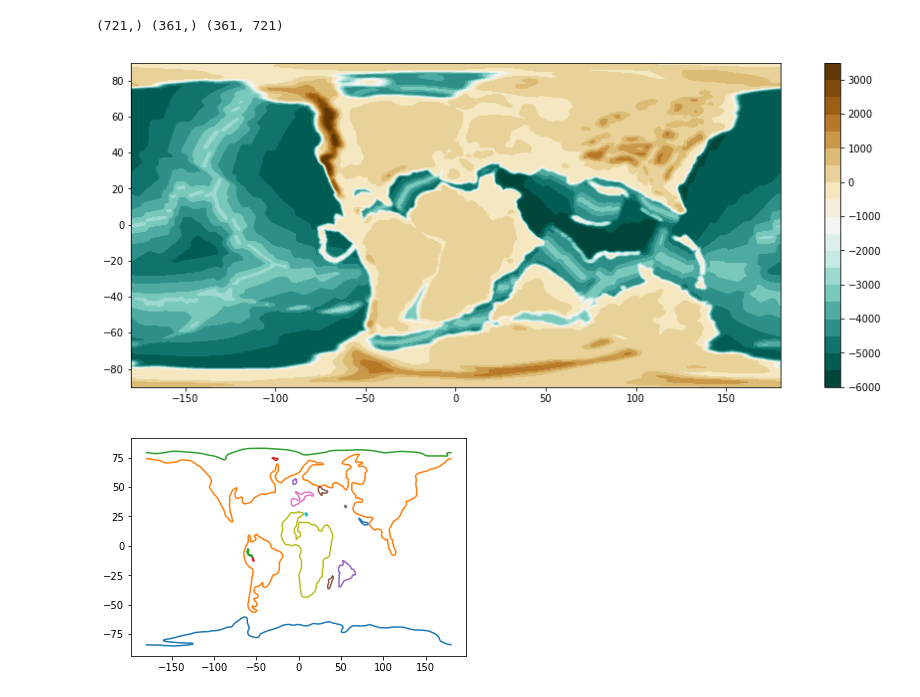
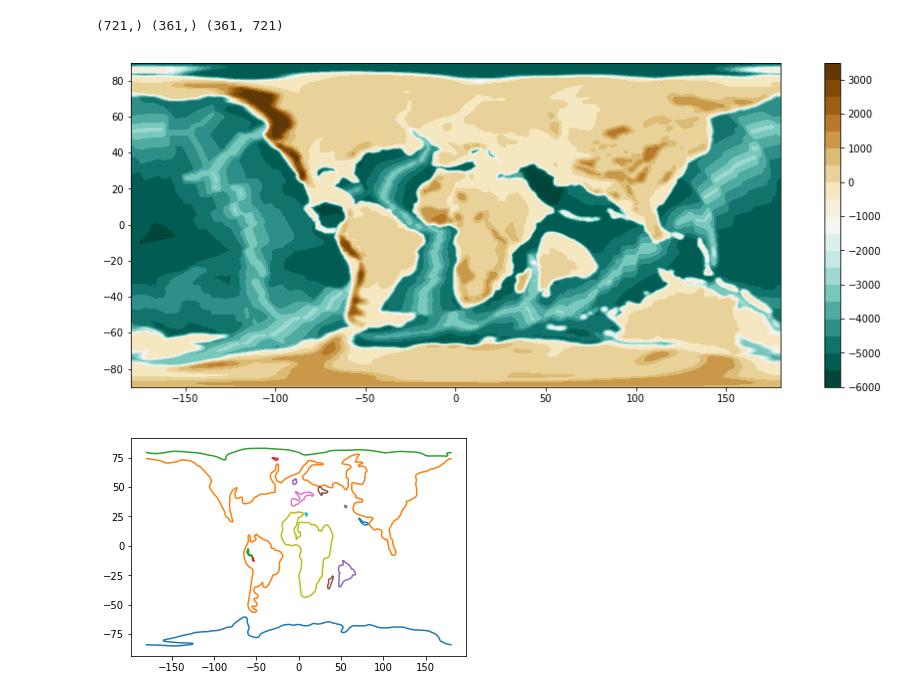
Before and after one commit to siwill22/paleotopography, a Jupyter notebook: dev/extract_contours.ipynb, the cells around one changed output. Saved outputs shown, nothing was run; the diff lists cells and outputs as text; code cells hidden in the pictures.

```diff
--- a/dev/extract_contours.ipynb
+++ b/dev/extract_contours.ipynb
@@ -17,15 +17,15 @@ from worselands_utils import grdcontour2feature
 # %%
 grdfile_template = '/Users/Simon/cloudstor/Shared/Paleotopography_Grids/paleotopobathy_smooth_%0.2fMa.nc'
 
-reconstruction_time = 120
+reconstruction_time = 71
 ptopo = GplatesRaster(grdfile_template % reconstruction_time)
 
 print ptopo.gridX.shape, ptopo.gridY.shape, ptopo.gridZ.shape
 
 ptopo.plot()
 # %% [output]
 (721,) (361,) (361, 721)
-[figure, old version]
+[figure, new version]
 # %%
 clevel = 0
 
```
Also changed, not shown: parts of 2 cells of this notebook, 2 other files.
